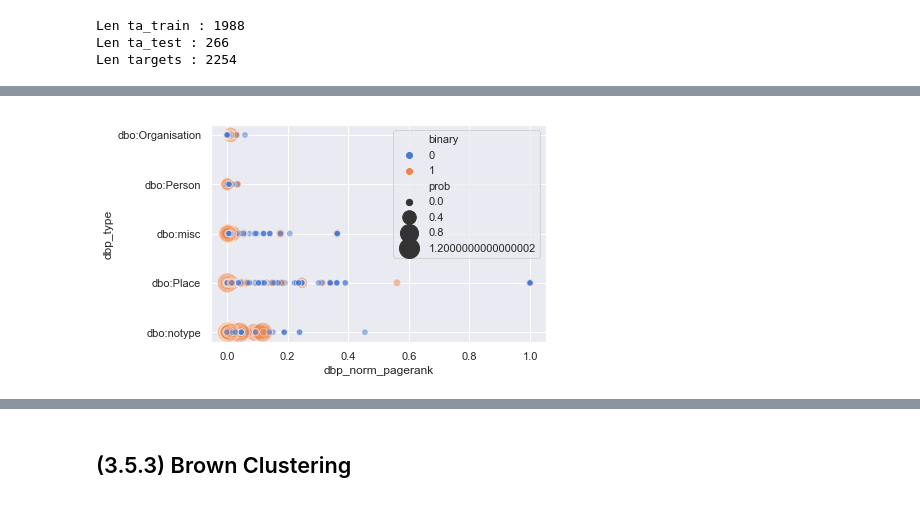
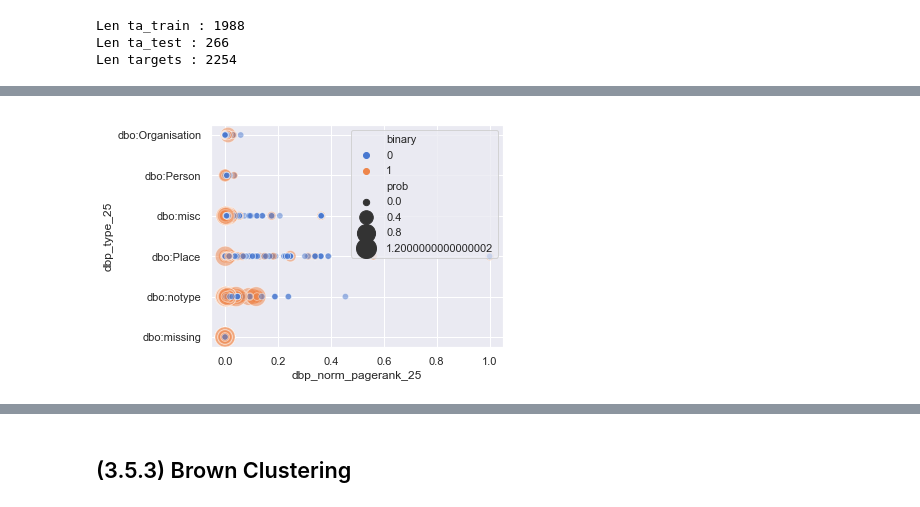
Before and after one commit to kristiankolthoff/CoWoPhId, a Jupyter notebook: python/features_cwi.ipynb, the cells around one changed output, grey strips where cells are left out. Drawn from its saved outputs; the diff is of its cells as text; code cells hidden in the pictures.

```diff
--- a/python/features_cwi.ipynb
+++ b/python/features_cwi.ipynb
@@ -1566,5 +1530,3 @@ with open('resources/dbpedia-cache/dbpedia_annotations_75.json', 'rb') as fp:
 
 with open('resources/dbpedia-cache/pagerank.json', 'rb') as fp:
         page_rank = pickle.load(fp)
-# %%
-uris = list(set([an['URI'] for sentence, lst in dbpedia_00.items() for an in lst]))
@@ -1671,7 +1629,7 @@ def dbp_extract_type(entity):
 def dbp_type(sentence, target, start, end, annotations):
     entities = dbp_match_entities(sentence, target, start, end, annotations)
     if not entities:
-        return 'dbo:notype'
+        return 'dbo:missing'
     types = [dbp_extract_type(entity) for entity in entities]
     sorted(types, key=lambda tpl : tpl[1])
     return types[0][2]
@@ -1681,6 +1639,9 @@ df_tester = train.loc[train.sentence==sentences[2],]
 
 def features_dbpedia(dataframe, agg):
     df = dataframe.copy()
+    df['dbp_confidence'] = df[['sentence', 'target', 'start', 'end']].apply(lambda vals :
+                                                          dbp_confidence(*vals),axis = 1)
+
     df['dbp_entity_ratio_25'] = df[['sentence', 'target', 'start', 'end']].apply(lambda vals :
                                                           dbp_entity_ratio(*vals, dbpedia_25),axis = 1)
     df['dbp_entity_support_25'] = df[['sentence', 'target', 'start', 'end']].apply(lambda vals :
@@ -1689,14 +1650,28 @@ def features_dbpedia(dataframe, agg):
                                                           dbp_type_hierachy_depth(*vals, dbpedia_25),axis = 1)
     df['dbp_freq_types_25'] = df[['sentence', 'target', 'start', 'end']].apply(lambda vals :
                                                           dbp_freq_types(*vals, dbpedia_25),axis = 1)
-    df['dbp_confidence'] = df[['sentence', 'target', 'start', 'end']].apply(lambda vals :
-                                                          dbp_confidence(*vals),axis = 1)
-    df['dbp_pagerank'] = df[['sentence', 'target', 'start', 'end']].apply(lambda vals :
+    df['dbp_pagerank_25'] = df[['sentence', 'target', 'start', 'end']].apply(lambda vals :
                                                           dbp_pagerank(*vals, dbpedia_25),axis = 1)
-    max_page_rank = np.max(df.dbp_pagerank)
-    df['dbp_norm_pagerank'] = df.dbp_pagerank / max_page_rank
-    df['dbp_type'] = df[['sentence', 'target', 'start', 'end']].apply(lambda vals :
+    max_page_rank = np.max(df.dbp_pagerank_25)
+    df['dbp_norm_pagerank_25'] = df.dbp_pagerank_25 / max_page_rank
+    df['dbp_type_25'] = df[['sentence', 'target', 'start', 'end']].apply(lambda vals :
                                                           dbp_type(*vals, dbpedia_25),axis = 1)
+
+    df['dbp_entity_ratio_00'] = df[['sentence', 'target', 'start', 'end']].apply(lambda vals :
+                                                          dbp_entity_ratio(*vals, dbpedia_00),axis = 1)
+    df['dbp_entity_support_00'] = df[['sentence', 'target', 'start', 'end']].apply(lambda vals :
+                                                          dbp_support(*vals, dbpedia_00),axis = 1)
+    df['dbp_type_hierachy_depth_00'] = df[['sentence', 'target', 'start', 'end']].apply(lambda vals :
+                                                          dbp_type_hierachy_depth(*vals, dbpedia_00),axis = 1)
+    df['dbp_freq_types_00'] = df[['sentence', 'target', 'start', 'end']].apply(lambda vals :
+                                                          dbp_freq_types(*vals, dbpedia_00),axis = 1)
+    df['dbp_pagerank_00'] = df[['sentence', 'target', 'start', 'end']].apply(lambda vals :
+                                                          dbp_pagerank(*vals, dbpedia_00),axis = 1)
+    max_page_rank = np.max(df.dbp_pagerank_00)
+    df['dbp_norm_pagerank_00'] = df.dbp_pagerank_00 / max_page_rank
+    df['dbp_type_00'] = df[['sentence', 'target', 'start', 'end']].apply(lambda vals :
+                                                          dbp_type(*vals, dbpedia_00),axis = 1)
+
     df = df.fillna(0)
     return df
 
@@ -1730,23 +1684,24 @@ dataset_fc_dbpedia[0].train
 # %%
-concat_features = concat_feature_datasets(dataset_fc_dbpedia, dataset_fc_orthographic,
+concat_features = concat_feature_datasets(dataset_fc_dbpedia, dataset_fc_linguistic,
                                           dataset_fc_psycholinguistic)
 # %%
 import seaborn as sns
 import matplotlib.pyplot as plt
 
 sns.set(style="darkgrid")
 
 #Select wikipedia train set of concatenation
 data = concat_features[0].train
 #data = data.loc[data.cal_ngram_2_sim_min<0.3,]
 
-complexity_plot = sns.scatterplot(x="dbp_norm_pagerank", y="dbp_type", hue="binary", size='prob',
+complexity_plot = sns.scatterplot(x="dbp_norm_pagerank_25", y="dbp_type_25", hue="binary", size='prob',
             sizes=(40, 400), alpha=.5, palette="muted",
             data=data)
 complexity_plot.legend(scatterpoints=1)
+plt.tight_layout()
 plt.show(complexity_plot)
 # %% [output]
-[figure, old version]
+[figure, new version]
 # %%
 figure = complexity_plot.get_figure()
 figure.savefig('../plots/features/dbp-rank-to-freq-types.pdf')
```
Also changed, not shown: parts of 39 cells of this notebook.
